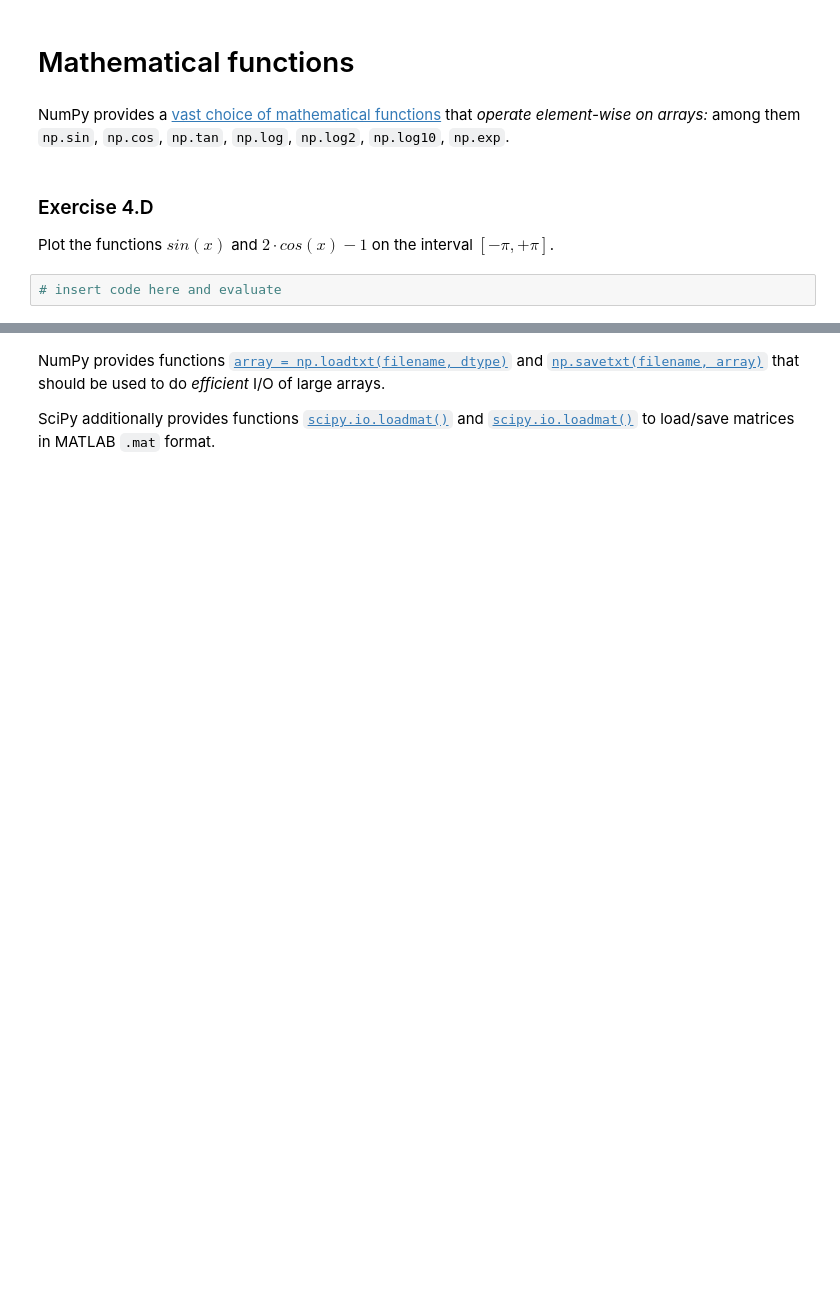
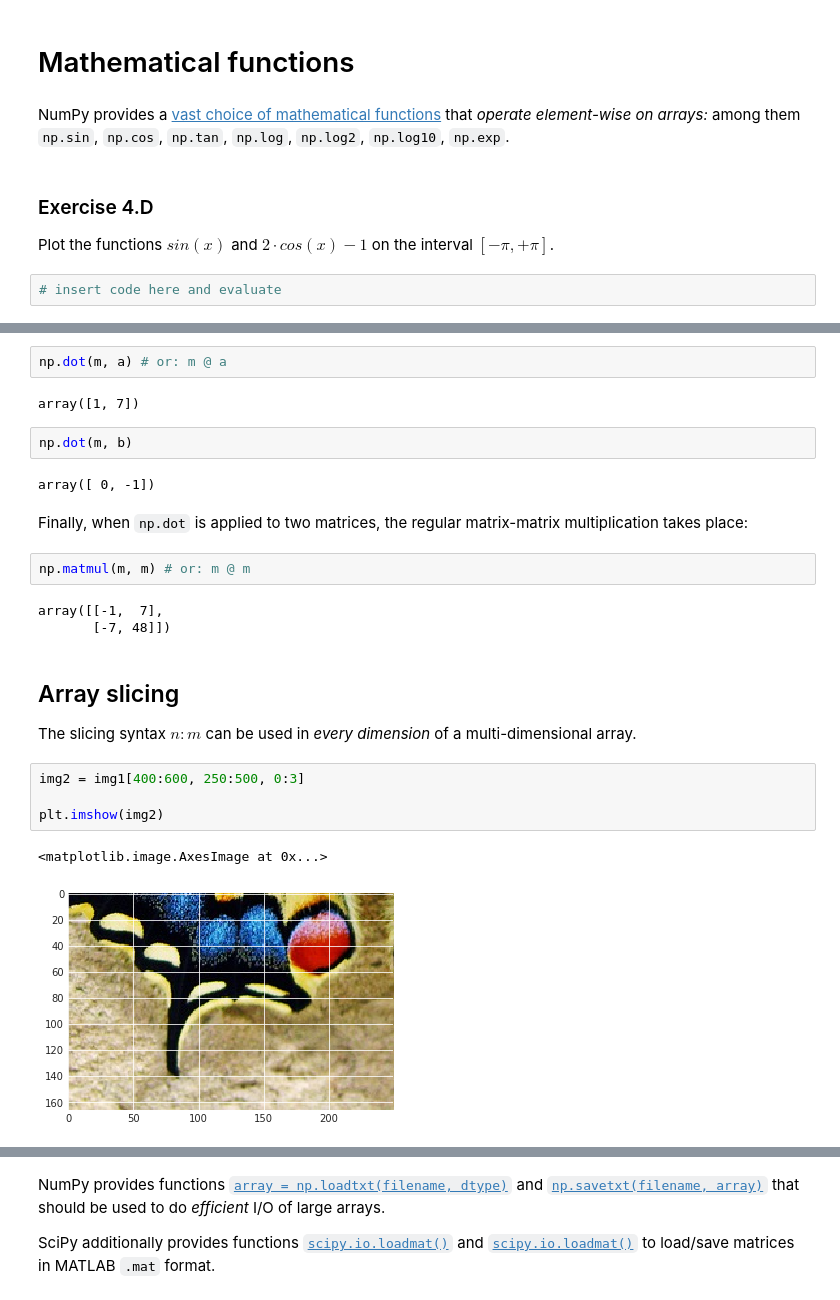
Before and after one commit to riccardomurri/python-for-science-intro, a Jupyter notebook: 04-numpy.ipynb, the cells around one changed output, grey strips where cells are left out. Drawn from its saved outputs; the diff is of its cells as text; blank space fills up the shorter version.

```diff
--- a/04-numpy.ipynb
+++ b/04-numpy.ipynb
@@ -243,0 +320,26 @@ Plot the functions $sin(x)$ and $2 \cdot cos(x) - 1$ on the interval $[-\pi, +\p
+# %%
+np.dot(m, a) # or: m @ a
+# %% [output]
+array([1, 7])
+# %%
+np.dot(m, b)
+# %% [output]
+array([ 0, -1])
+# %% [markdown]
+Finally, when `np.dot` is applied to two matrices, the regular matrix-matrix multiplication takes place:
+# %%
+np.matmul(m, m) # or: m @ m
+# %% [output]
+array([[-1,  7],
+       [-7, 48]])
+# %% [markdown]
+## Array slicing
+
+The slicing syntax $n:m$ can be used in *every dimension* of a multi-dimensional array.
+# %%
+img2 = img1[400:600, 250:500, 0:3]
+
+plt.imshow(img2)
+# %% [output]
+<matplotlib.image.AxesImage at 0x...>
+[figure, added]
```
Also changed, not shown: parts of 89 cells of this notebook, 6 other files.
